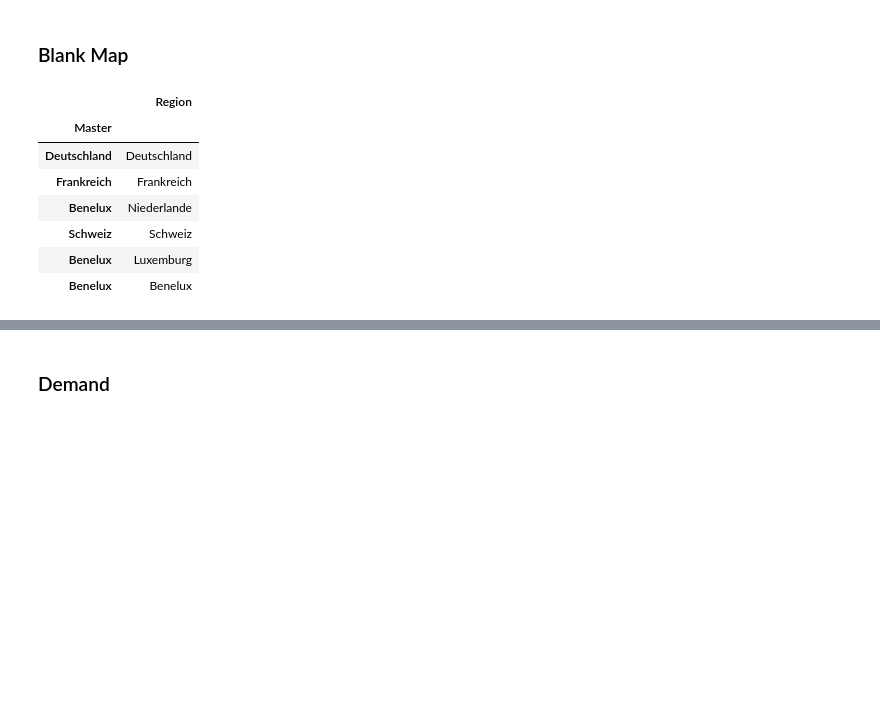
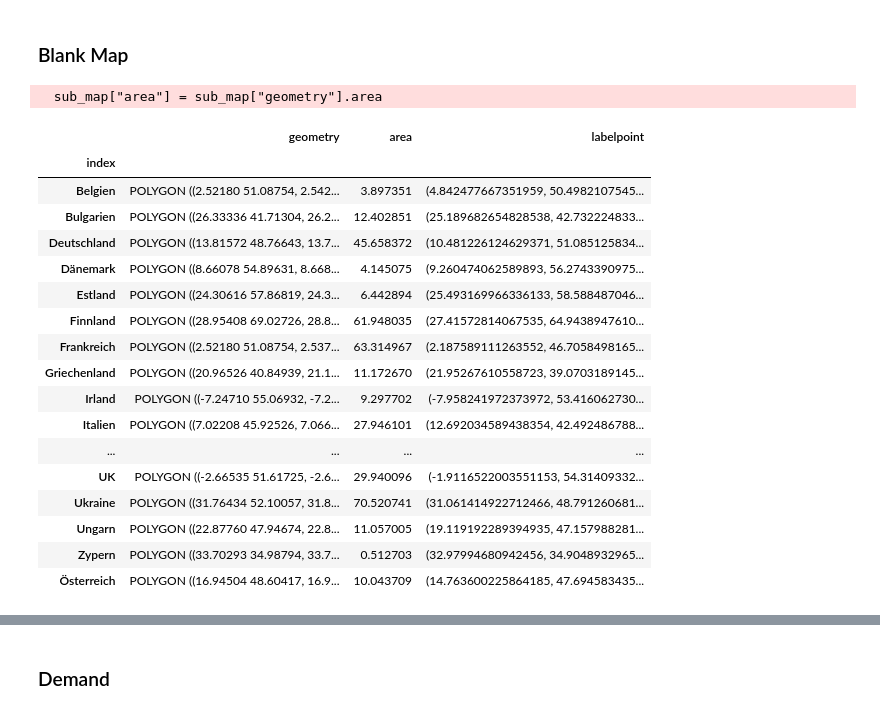
Before and after one commit to freichel/gasmarketmodel, a Jupyter notebook: notebooks/EvalOutput.ipynb, the cells around one changed output, grey strips where cells are left out. Drawn from its saved outputs; the diff is of its cells as text; code cells hidden in the pictures; blank space fills up the shorter version.

```diff
--- a/notebooks/EvalOutput.ipynb
+++ b/notebooks/EvalOutput.ipynb
@@ -53,15 +79,38 @@ for output_metric, output_params in output_dict.items():
 ## Map Data
 # %% [markdown]
 ### Blank Map
-# %%
-output_df_dict["Mapping"]
-# %% [output]
-|  | Region |
-| Master |  |
-| Deutschland | Deutschland |
-| Frankreich | Frankreich |
-| Benelux | Niederlande |
-| Schweiz | Schweiz |
-| Benelux | Luxemburg |
-| Benelux | Benelux |
+# %%
+sub_map = gpd.read_file("country_shapes.zip")[["ADMIN", "geometry"]].explode(index_parts = True).merge(
+    pd.DataFrame.from_dict(
+        country_names,
+        orient = "index",
+        columns = ["c_name"]
+    ).reset_index(),
+    left_on = "ADMIN",
+    right_on = "c_name",
+)[["index", "geometry"]].set_index("index")
+sub_map["area"] = sub_map["geometry"].area
+sub_map = sub_map.sort_values("area", ascending = False).groupby("index").first()
+sub_map["labelpoint"] = sub_map["geometry"].apply(lambda x: x.representative_point().coords[:][0])
+sub_map
+# %% [output]
+  sub_map["area"] = sub_map["geometry"].area
+|  | geometry | area | labelpoint |
+| index |  |  |  |
+| Belgien | POLYGON ((2.52180 51.08754, 2.542... | 3.897351 | (4.842477667351959, 50.4982107545... |
+| Bulgarien | POLYGON ((26.33336 41.71304, 26.2... | 12.402851 | (25.189682654828538, 42.732224833... |
+| Deutschland | POLYGON ((13.81572 48.76643, 13.7... | 45.658372 | (10.481226124629371, 51.085125834... |
+| Dänemark | POLYGON ((8.66078 54.89631, 8.668... | 4.145075 | (9.260474062589893, 56.2743390975... |
+| Estland | POLYGON ((24.30616 57.86819, 24.3... | 6.442894 | (25.493169966336133, 58.588487046... |
+| Finnland | POLYGON ((28.95408 69.02726, 28.8... | 61.948035 | (27.41572814067535, 64.9438947610... |
+| Frankreich | POLYGON ((2.52180 51.08754, 2.537... | 63.314967 | (2.187589111263552, 46.7058498165... |
+| Griechenland | POLYGON ((20.96526 40.84939, 21.1... | 11.172670 | (21.95267610558723, 39.0703189145... |
+| Irland | POLYGON ((-7.24710 55.06932, -7.2... | 9.297702 | (-7.958241972373972, 53.416062730... |
+| Italien | POLYGON ((7.02208 45.92526, 7.066... | 27.946101 | (12.692034589438354, 42.492486788... |
+| ... | ... | ... | ... |
+| UK | POLYGON ((-2.66535 51.61725, -2.6... | 29.940096 | (-1.9116522003551153, 54.31409332... |
+| Ukraine | POLYGON ((31.76434 52.10057, 31.8... | 70.520741 | (31.061414922712466, 48.791260681... |
+| Ungarn | POLYGON ((22.87760 47.94674, 22.8... | 11.057005 | (19.119192289394935, 47.157988281... |
+| Zypern | POLYGON ((33.70293 34.98794, 33.7... | 0.512703 | (32.97994680942456, 34.9048932965... |
+| Österreich | POLYGON ((16.94504 48.60417, 16.9... | 10.043709 | (14.763600225864185, 47.694583435... |
 # %%
```
Also changed, not shown: parts of 9 cells of this notebook, 29 other files.
